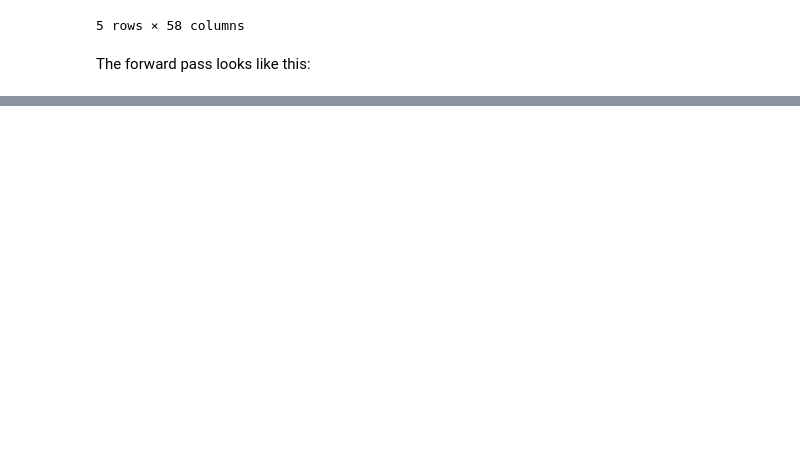
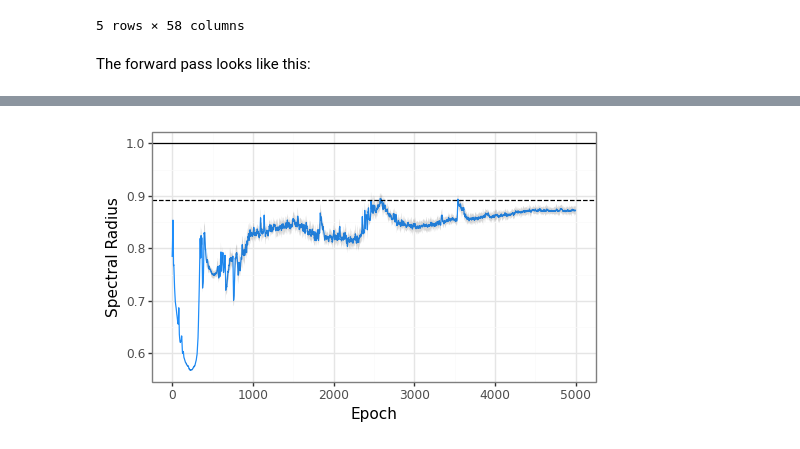
Before and after one commit to hmbaghdassarian/LEMBAS, a Jupyter notebook: notebooks/macrophageNet_new.ipynb, the cells around one changed output, grey strips where cells are left out. Saved outputs shown, nothing was run; the diff lists cells and outputs as text; code cells hidden in the pictures; blank space fills up the shorter version.

```diff
--- a/notebooks/macrophageNet_new.ipynb
+++ b/notebooks/macrophageNet_new.ipynb
@@ -318,0 +285,10 @@ i=3550, l=0.00555, s=0.859, r=0.00046, v=0
+# %%
+eig_smooth = utils.get_moving_average(stats['eig_mean'], 5)
+eig_sigma_smooth = utils.get_moving_average(stats['eig_sigma'], 5)
+
+p1C = plotting.shade_plot(X = epochs, Y = eig_smooth, sigma = eig_sigma_smooth, x_label = 'Epoch', y_label = 'Spectral Radius')
+p1C += p9.geom_hline(yintercept = spectral_capacity, linetype="dashed", color="black")
+p1C += p9.geom_hline(yintercept = 1, color="black")
+p1C.draw()
+# %% [output]
+[figure, added]
```
Also changed, not shown: parts of 26 cells of this notebook, 11 other files.
